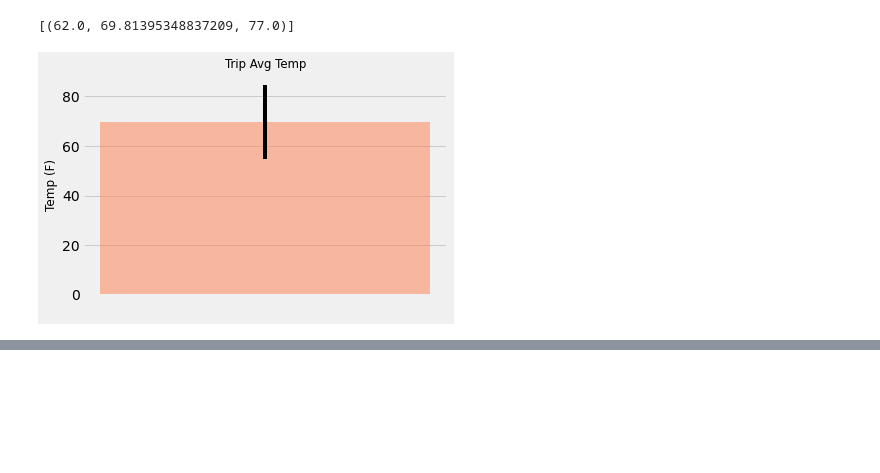
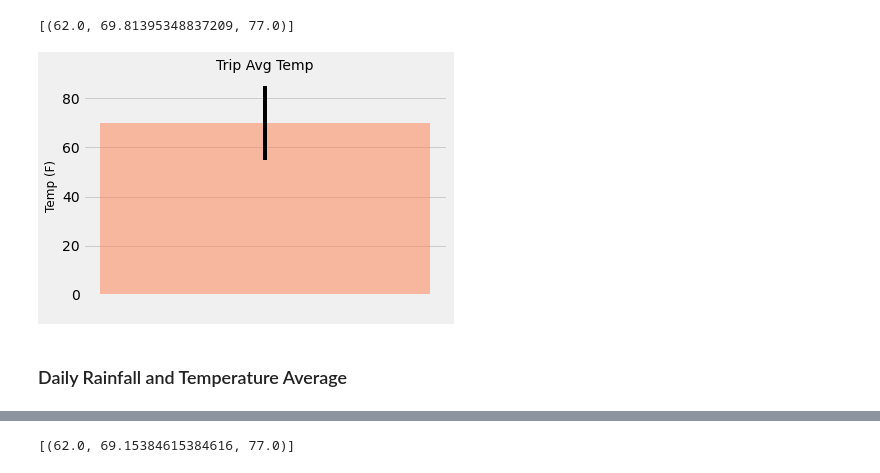
Before and after one commit to agkden/SQLAlchemy-challenge, a Jupyter notebook: climate_hawaii.ipynb, the cells around one changed output, grey strips where cells are left out. Saved outputs shown, nothing was run; the diff lists cells and outputs as text; code cells hidden in the pictures; blank space fills up the shorter version.

Commit message:
update file
Daily normals analysis added

```diff
--- a/climate_hawaii.ipynb
+++ b/climate_hawaii.ipynb
@@ -307,24 +307,26 @@ trip_tmin = trip_temp_result[0][0]
 # %%
 # Plot the results from your previous query as a bar chart.
 #--------------------------------------------------------------
 # Use the average temperature for the y value
 y = trip_tavg
 
 # Use the peak-to-peak (tmax-tmin) value as the y error bar (yerr)
 yerr = trip_tmax - trip_tmin
 
 plt.bar(1, y, yerr=yerr, color='coral', alpha=0.5)
 
 # Use "Trip Avg Temp" as your Title
-plt.title("Trip Avg Temp", fontsize="small")
+plt.title("Trip Avg Temp", fontsize=14)
 plt.xticks(np.arange(1))
 plt.xlabel(" ")
 plt.ylabel("Temp (F)", fontsize=12)
 
 plt.tight_layout()
 plt.show()
 # %% [output]
-[figure, old version]
+[figure, new version]
+# %% [markdown]
+### Daily Rainfall and Temperature Average
 # %%
 # Calculate the total amount of rainfall per weather station for your trip dates using the previous year's matching dates.
 # Sort this in descending order by precipitation amount and list the station, name, latitude, longitude, and elevation
@@ -356,23 +358,25 @@ session.query(func.sum(Measurement.prcp), Station.station,Station.name, \
   -157.71139,
   19.5)]
 # %%
-# # Create a query that will calculate the daily normals
-# # (i.e. the averages for tmin, tmax, and tavg for all historic data matching a specific month and day)
+# Create a query that will calculate the daily normals
+# (i.e. the averages for tmin, tmax, and tavg for all historic data matching a specific month and day)
 
-# def daily_normals(date):
-#     """Daily Normals.
+def daily_normals(date):
+    """Daily Normals.
 
-#     Args:
-#         date (str): A date string in the format '%m-%d'
+    Args:
+        date (str): A date string in the format '%m-%d'
 
-#     Returns:
-#         A list of tuples containing the daily normals, tmin, tavg, and tmax
+    Returns:
+        A list of tuples containing the daily normals, tmin, tavg, and tmax
 
-#     """
+    """
 
-#     sel = [func.min(Measurement.tobs), func.avg(Measurement.tobs), func.max(Measurement.tobs)]
-#     return session.query(*sel).filter(func.strftime("%m-%d", Measurement.date) == date).all()
+    sel = [func.min(Measurement.tobs), func.avg(Measurement.tobs), func.max(Measurement.tobs)]
+    return session.query(*sel).filter(func.strftime("%m-%d", Measurement.date) == date).all()
 
-# daily_normals("01-01")
+daily_normals("01-01")
+# %% [output]
+[(62.0, 69.15384615384616, 77.0)]
 # %%
 # calculate the daily normals for your trip
```
Also changed, not shown: parts of 13 cells of this notebook.
